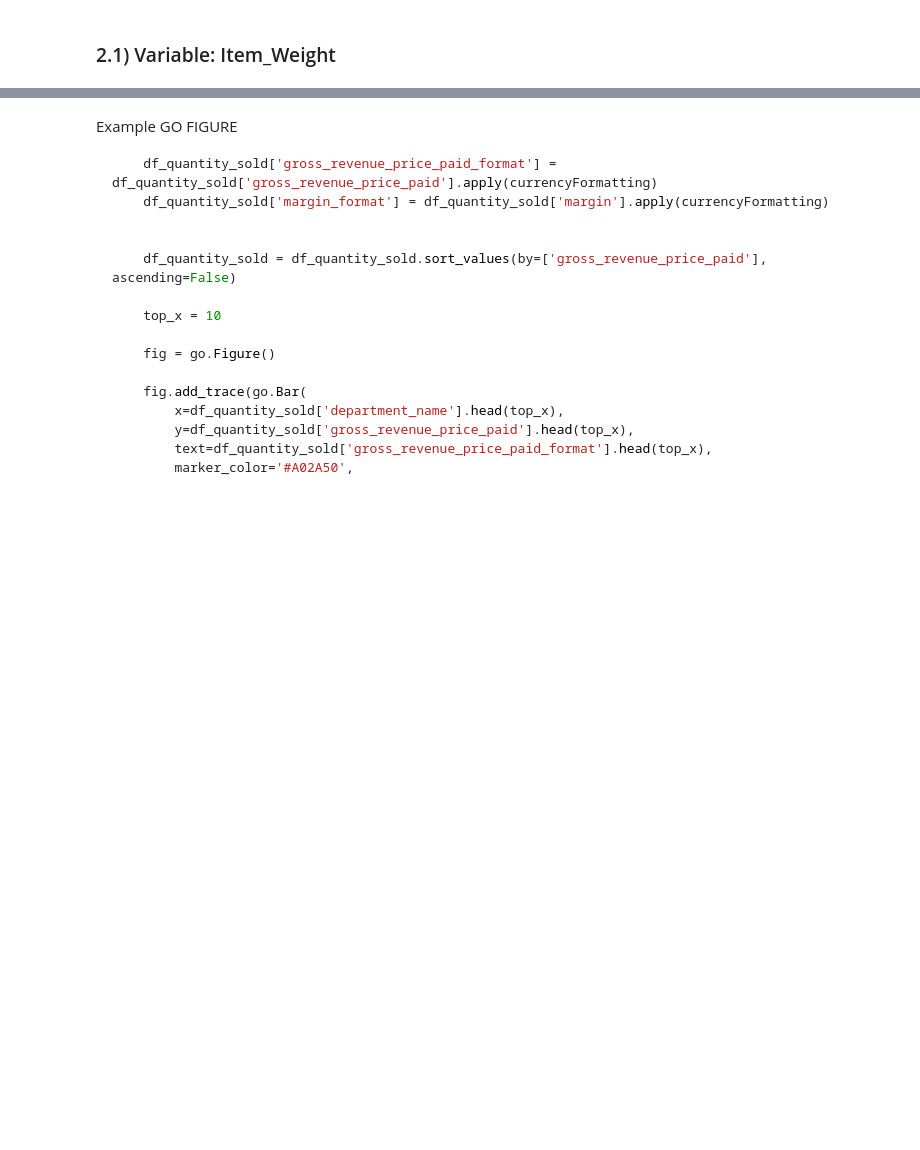
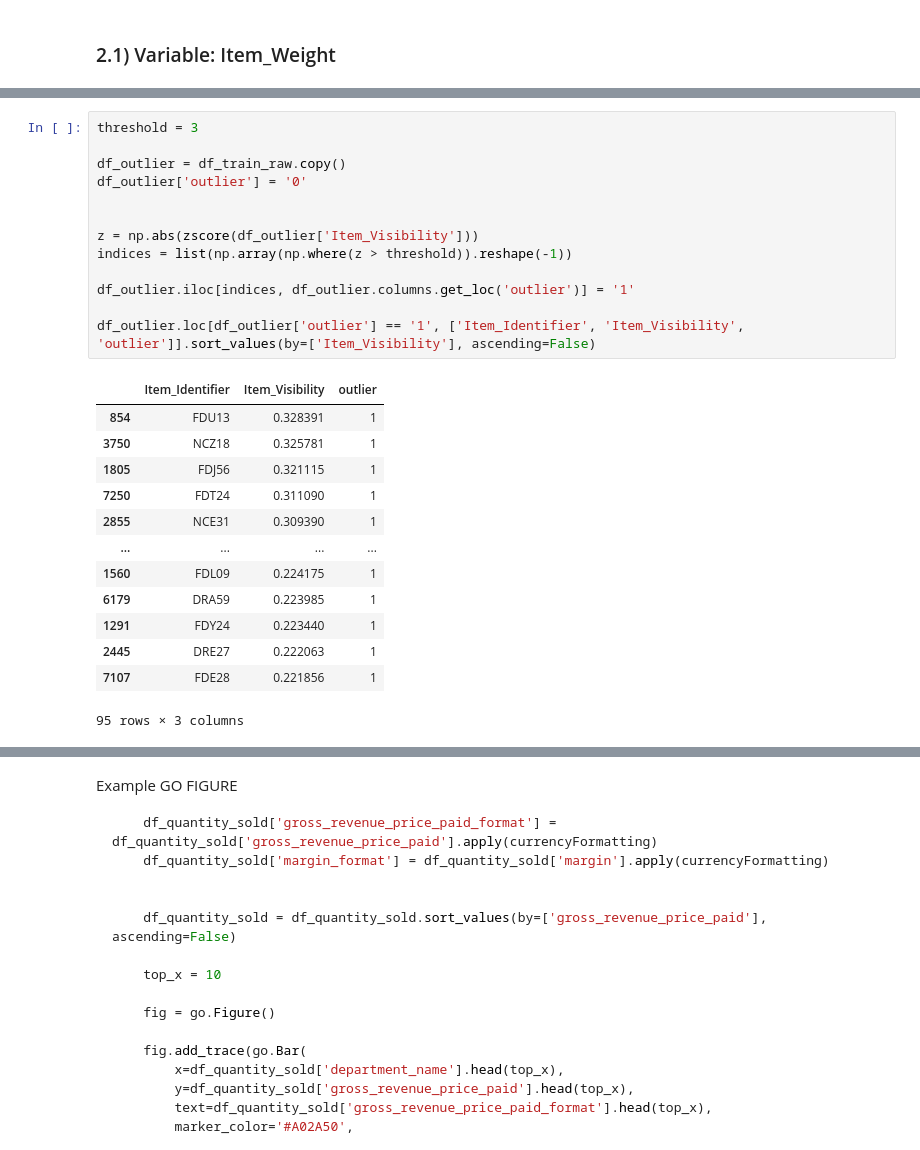
Before and after one commit to Krupique/mlops-projects, a Jupyter notebook: 02-bigmart_sales_prediction/notebook/data_analysis_new.ipynb, the cells around one changed output, grey strips where cells are left out. Cells and saved outputs as stored; diff of their text form; blank space fills up the shorter version.

```diff
--- a/02-bigmart_sales_prediction/notebook/data_analysis_new.ipynb
+++ b/02-bigmart_sales_prediction/notebook/data_analysis_new.ipynb
@@ -217,0 +326,27 @@ Nesse caso temos a kurtosis de `-1.228`, que mostra que a nossa distribuição
+# %%
+threshold = 3
+
+df_outlier = df_train_raw.copy()
+df_outlier['outlier'] = '0'
+
+
+z = np.abs(zscore(df_outlier['Item_Visibility']))
+indices = list(np.array(np.where(z > threshold)).reshape(-1))
+
+df_outlier.iloc[indices, df_outlier.columns.get_loc('outlier')] = '1'
+
+df_outlier.loc[df_outlier['outlier'] == '1', ['Item_Identifier', 'Item_Visibility', 'outlier']].sort_values(by=['Item_Visibility'], ascending=False)
+# %% [output]
+|  | Item_Identifier | Item_Visibility | outlier |
+| 854 | FDU13 | 0.328391 | 1 |
+| 3750 | NCZ18 | 0.325781 | 1 |
+| 1805 | FDJ56 | 0.321115 | 1 |
+| 7250 | FDT24 | 0.311090 | 1 |
+| 2855 | NCE31 | 0.309390 | 1 |
+| ... | ... | ... | ... |
+| 1560 | FDL09 | 0.224175 | 1 |
+| 6179 | DRA59 | 0.223985 | 1 |
+| 1291 | FDY24 | 0.223440 | 1 |
+| 2445 | DRE27 | 0.222063 | 1 |
+| 7107 | FDE28 | 0.221856 | 1 |
+95 rows × 3 columns
```
Also changed, not shown: parts of 18 cells of this notebook.
